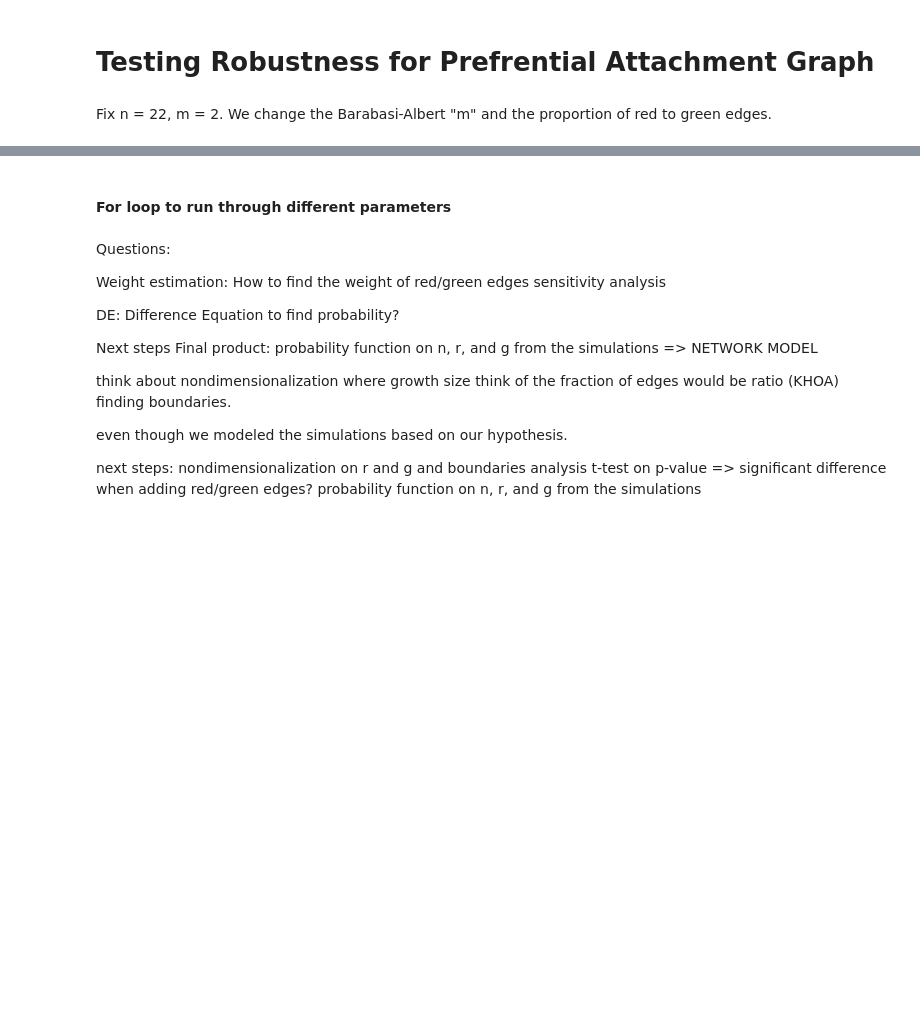
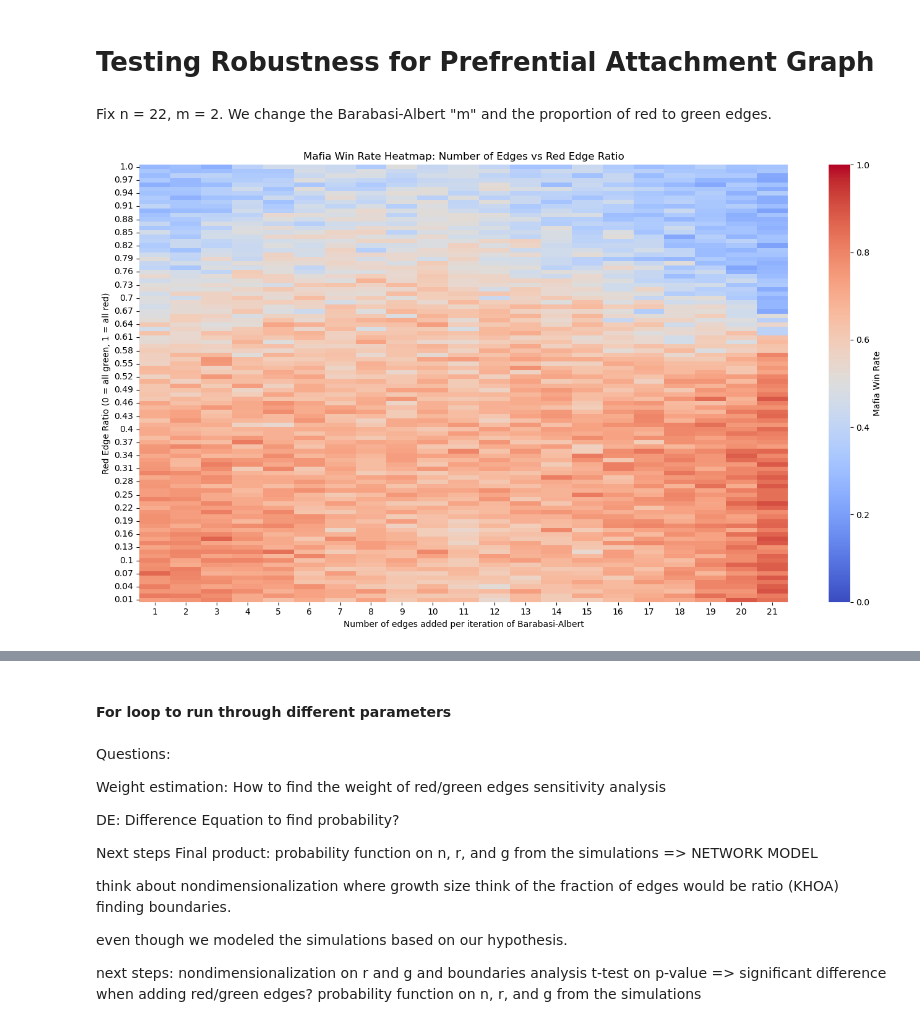
Before and after one commit to khoanguyen12345/MathModelingFinal, a Jupyter notebook: MathModeling_FinalProject.ipynb, the cells around one changed output, grey strips where cells are left out. Drawn from its saved outputs; the diff is of its cells as text; code cells hidden in the pictures; blank space fills up the shorter version.

Commit message:
New Code and  CSV for PA heatmap 5k Simulations.

```diff
--- a/MathModeling_FinalProject.ipynb
+++ b/MathModeling_FinalProject.ipynb
@@ -843,59 +843,27 @@ def PA_mafia_game_simulation_red_green(n, m,m_ba, prop_red_edges,
 Fix n = 22, m = 2. We change the Barabasi-Albert "m" and the proportion of red to green edges.
 # %%
 
-def PA_estimate_mafia_win_prob_red_green_red_green_proportion_mba_experiment(m_ba, prop_red_edges,n=22, m=2,
-                               n_simulations=50000,
-                               red_bias_weight=2.0, green_bias_weight=0.5,
-                               max_steps=100):
-    wins = 0
-    for _ in range(n_simulations):
-        result = PA_mafia_game_simulation_red_green(
-            n, m,m_ba, prop_red_edges,
-            red_bias_weight, green_bias_weight, max_steps)
-        if result:
-            wins += 1
-    return wins / n_simulations
-
-# Storage
-results = []
-
-def PA_red_green_proportion_experiment(n, m, max_steps=100, red_bias_weight=2.0, green_bias_weight=0.5, step=0.01):
-    proportions = np.arange(step, 1.0 + step, step)
-    m_ba = np.arange(1,22,1)
-    win_rates = []
-    for initial_m in m_ba:
-        for red_prop in proportions:
-            win_rate = PA_estimate_mafia_win_prob_red_green_red_green_proportion_mba_experiment(initial_m,red_prop)
-            win_rates.append(win_rate)
-
-            results.append({
-                'm_barabasi_albert': initial_m,
-                'red_ratio': red_prop,
-                'mafia_win_rate': win_rate
-            })
-    df = pd.DataFrame(results)
-    df.to_csv('PA_mafia_win_rate_heatmap_data.csv', index=False)
-
-PA_red_green_proportion_experiment(22, 2, max_steps=100, red_bias_weight=2.0, green_bias_weight=0.5, step=0.01)
 
 # Pivot for heatmap
 df = pd.read_csv('PA_mafia_win_rate_heatmap_data.csv')
 df['red_ratio'] = df['red_ratio'].round(2)
 df_sorted = df.sort_values(by='red_ratio', ascending=True)
 heatmap_data = df_sorted.pivot(index='red_ratio', columns='m_barabasi_albert', values='mafia_win_rate')
 
 # Plot heatmap
 plt.figure(figsize=(14, 8))
 sns.heatmap(
     heatmap_data,
     cmap='coolwarm',
     vmin=0,
     vmax=1,
     cbar_kws={'label': 'Mafia Win Rate'}
 )
 plt.title('Mafia Win Rate Heatmap: Number of Edges vs Red Edge Ratio')
 plt.xlabel('Number of edges added per iteration of Barabasi-Albert')
 plt.ylabel('Red Edge Ratio (0 = all green, 1 = all red)')
 plt.gca().invert_yaxis()
 plt.tight_layout()
 plt.show()
+# %% [output]
+[figure, added]
```
Also changed, not shown: parts of 1 cell of this notebook, 1 other file.
